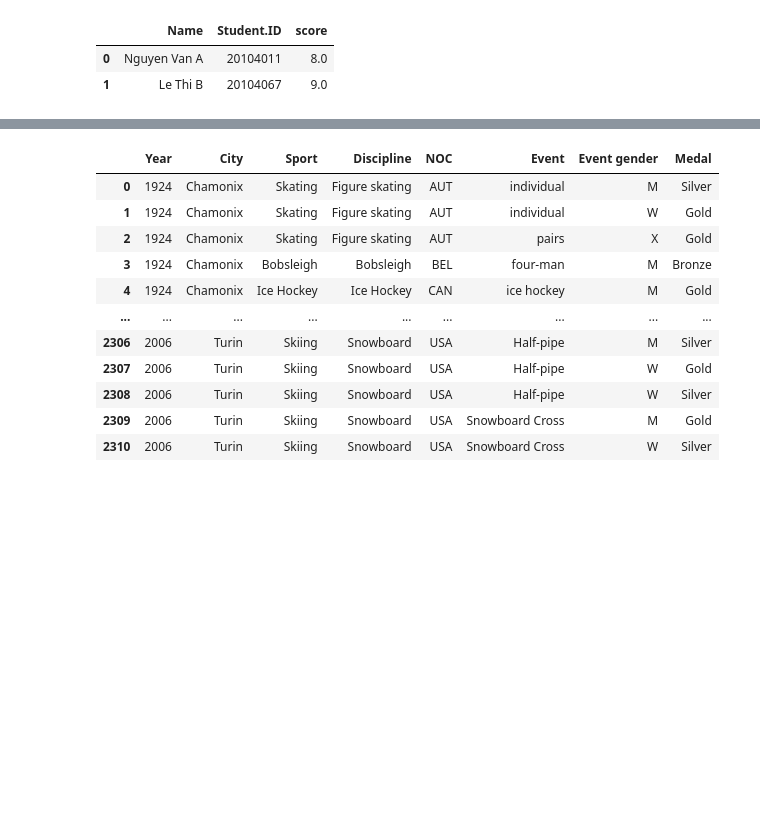
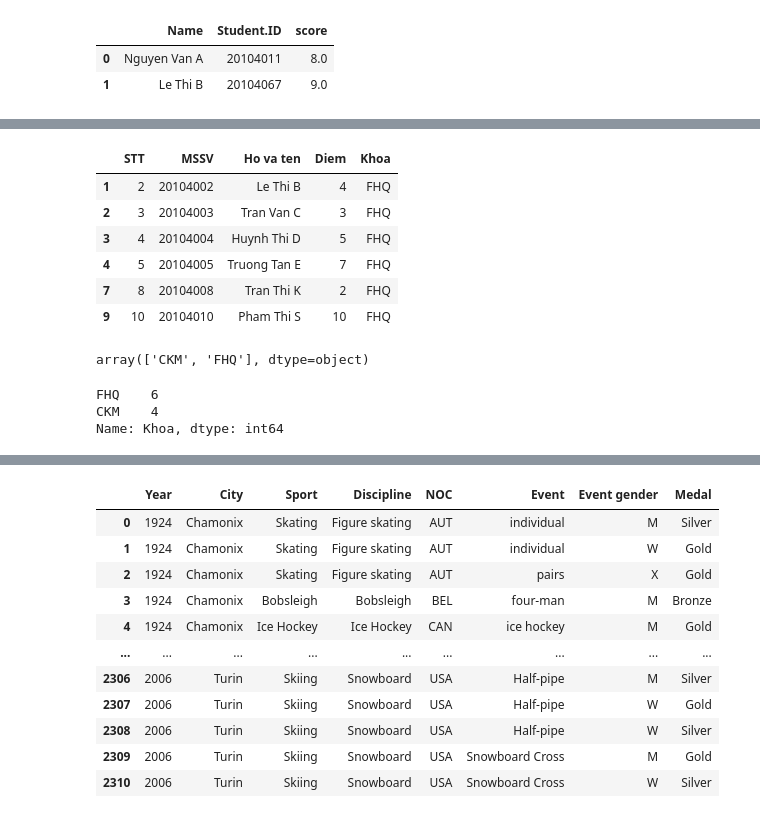
Before and after one commit to LeTienNhan20104048/LeTienNhan20104048, a Jupyter notebook: Tuan_1.ipynb, the cells around one changed output, grey strips where cells are left out. Drawn from its saved outputs; the diff is of its cells as text; code cells hidden in the pictures; blank space fills up the shorter version.

```diff
--- a/Tuan_1.ipynb
+++ b/Tuan_1.ipynb
@@ -63,3 +80,32 @@ Name: Khoa, dtype: int64
+# %%
+import pandas as pd
+url='/csv.csv'
+dataframe= pd.read_csv(url)
+dataframe[(dataframe['Khoa']=='FHQ') & (dataframe['Diem']>=2)]
+# %% [output]
+|  | STT | MSSV | Ho va ten | Diem | Khoa |
+| 1 | 2 | 20104002 | Le Thi B | 4 | FHQ |
+| 2 | 3 | 20104003 | Tran Van C | 3 | FHQ |
+| 3 | 4 | 20104004 | Huynh Thi D | 5 | FHQ |
+| 4 | 5 | 20104005 | Truong Tan E | 7 | FHQ |
+| 7 | 8 | 20104008 | Tran Thi K | 2 | FHQ |
+| 9 | 10 | 20104010 | Pham Thi S | 10 | FHQ |
+# %%
+import pandas as pd
+url='/csv.csv'
+dataframe= pd.read_csv(url)
+dataframe['Khoa'].unique()
+# %% [output]
+array(['CKM', 'FHQ'], dtype=object)
+# %%
+import pandas as pd
+url='/csv.csv'
+dataframe= pd.read_csv(url)
+dataframe['Khoa'].value_counts()
+# %% [output]
+FHQ    6
+CKM    4
+Name: Khoa, dtype: int64
 # %%
 value.counts
 # %%
```
Also changed, not shown: parts of 12 cells of this notebook.
